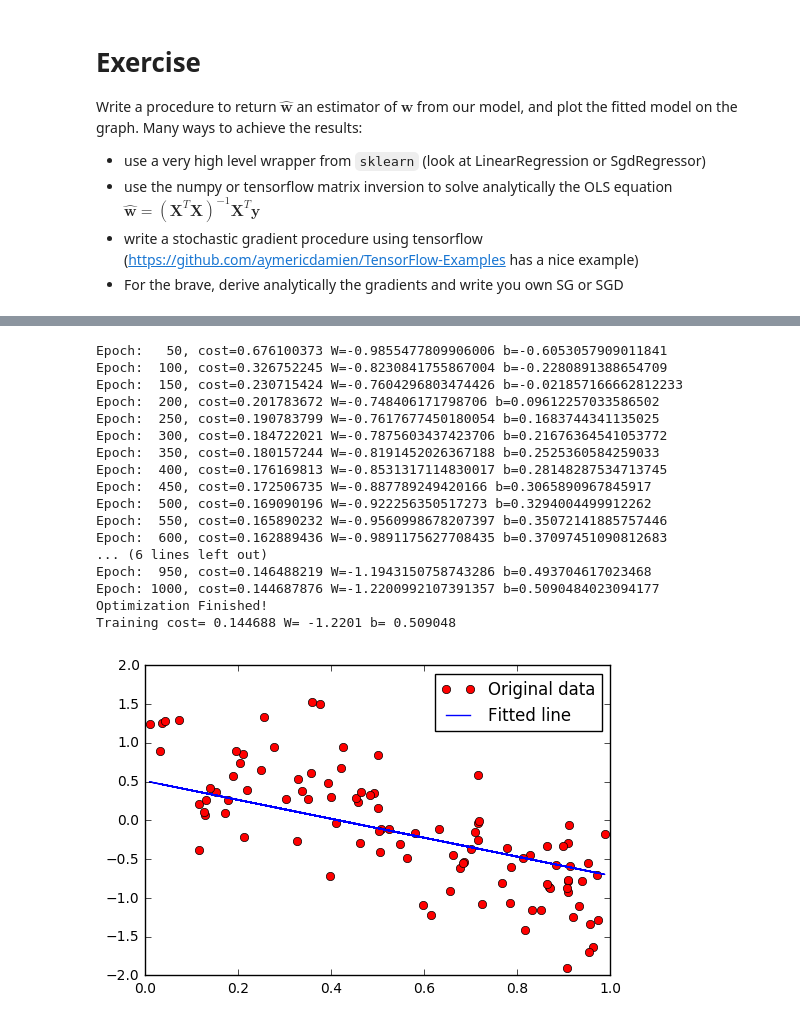
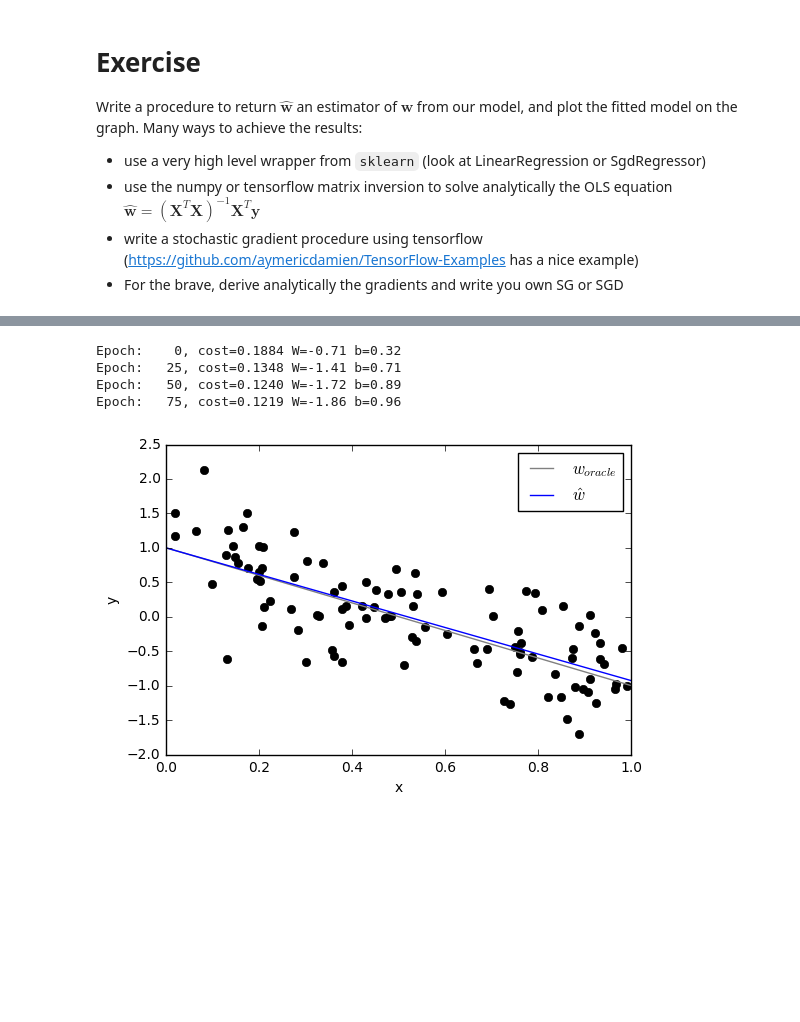
Before and after one commit to pilipolio/schibsted-study, a Jupyter notebook: notebooks/201611_linear_model_tf.ipynb, the cells around one changed output, grey strips where cells are left out. Cells and saved outputs as stored; diff of their text form; code cells hidden in the pictures; blank space fills up the shorter version.

```diff
--- a/notebooks/201611_linear_model_tf.ipynb
+++ b/notebooks/201611_linear_model_tf.ipynb
@@ -165,8 +84,8 @@ X = tf.placeholder("float")
 Y = tf.placeholder("float")
 
 # Set model weights
-W = tf.Variable(rng.randn(), name="weight")
-b = tf.Variable(rng.randn(), name="bias")
+W = tf.Variable(np.random.randn(), name="weight")
+b = tf.Variable(np.random.randn(), name="bias")
 sess.run(W.initializer)
 sess.run(b.initializer)
 # %%
@@ -186,40 +103,23 @@ init = tf.initialize_all_variables()
-# %%
-# Launch the graph
-# Fit all training data
-for epoch in range(training_epochs):
-    for (x, y) in zip(train_X, train_Y):
-        sess.run(optimizer, feed_dict={X: x, Y: y})
-
-    #Display logs per epoch step
-    if (epoch+1) % display_step == 0:
-        c = sess.run(cost, feed_dict={X: train_X, Y: train_Y})
-        print("Epoch: {:4d}, cost={:.9f} W={} b={}".format(epoch+1, c, sess.run(W), sess.run(b)))
-
-print("Optimization Finished!")
-training_cost = sess.run(cost, feed_dict={X: train_X, Y: train_Y})
-print("Training cost=", training_cost, "W=", sess.run(W), "b=", sess.run(b), '\n')
-
-#Graphic display
-plt.plot(train_X, train_Y, 'ro', label='Original data')
-plt.plot(train_X, sess.run(W) * train_X + sess.run(b), label='Fitted line')
-plt.legend()
-plt.show()
-# %% [output]
-Epoch:   50, cost=0.676100373 W=-0.9855477809906006 b=-0.6053057909011841
-Epoch:  100, cost=0.326752245 W=-0.8230841755867004 b=-0.2280891388654709
-Epoch:  150, cost=0.230715424 W=-0.7604296803474426 b=-0.021857166662812233
-Epoch:  200, cost=0.201783672 W=-0.748406171798706 b=0.09612257033586502
-Epoch:  250, cost=0.190783799 W=-0.7617677450180054 b=0.1683744341135025
-Epoch:  300, cost=0.184722021 W=-0.7875603437423706 b=0.21676364541053772
-Epoch:  350, cost=0.180157244 W=-0.8191452026367188 b=0.2525360584259033
-Epoch:  400, cost=0.176169813 W=-0.8531317114830017 b=0.28148287534713745
-Epoch:  450, cost=0.172506735 W=-0.887789249420166 b=0.3065890967845917
-Epoch:  500, cost=0.169090196 W=-0.922256350517273 b=0.3294004499912262
-Epoch:  550, cost=0.165890232 W=-0.9560998678207397 b=0.35072141885757446
-Epoch:  600, cost=0.162889436 W=-0.9891175627708435 b=0.37097451090812683
-... (6 lines left out)
-Epoch:  950, cost=0.146488219 W=-1.1943150758743286 b=0.493704617023468
-Epoch: 1000, cost=0.144687876 W=-1.2200992107391357 b=0.5090484023094177
-Optimization Finished!
-Training cost= 0.144688 W= -1.2201 b= 0.509048
-[figure, removed]
+# %%
+for epoch in range(training_epochs):
+    # feeding the full training set for every epoch
+    # (as opposed to the example code which very inefficiently was feeding sample by sample)
+    sess.run(optimizer, feed_dict={X: train_X, Y: train_Y})
+
+    if (epoch) % display_step == 0:
+        c = sess.run(cost, feed_dict={X: train_X, Y: train_Y})
+        print("Epoch: {:4d}, cost={:.4f} W={:.2f} b={:.2f}".format(epoch, c, sess.run(W), sess.run(b)))
+# %% [output]
+Epoch:    0, cost=0.1884 W=-0.71 b=0.32
+Epoch:   25, cost=0.1348 W=-1.41 b=0.71
+Epoch:   50, cost=0.1240 W=-1.72 b=0.89
+Epoch:   75, cost=0.1219 W=-1.86 b=0.96
+# %%
+w_fitted = [sess.run(b), sess.run(W)]
+# %%
+plt.plot(sample_xs.eval(), sample_ys.eval(), 'ko')
+fitted_line(oracle_w, plt.xlim(), label='$w_{oracle}$', color='grey')
+fitted_line(w_fitted, plt.xlim(), label='$\hat{w}$')
+plt.legend(); plt.xlabel('x'); plt.ylabel('y');
+# %% [output]
+[figure, added]
```
Also changed, not shown: parts of 13 cells of this notebook.
